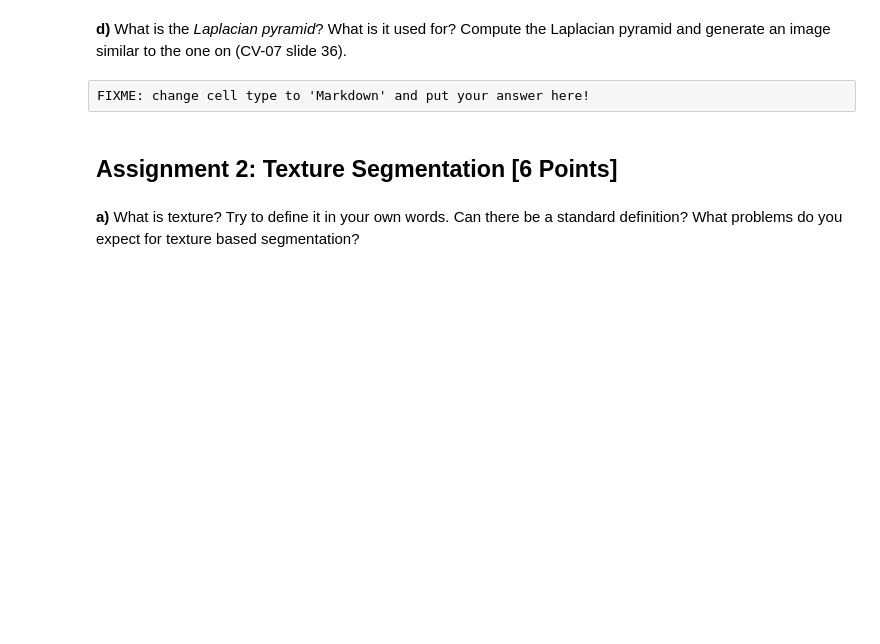
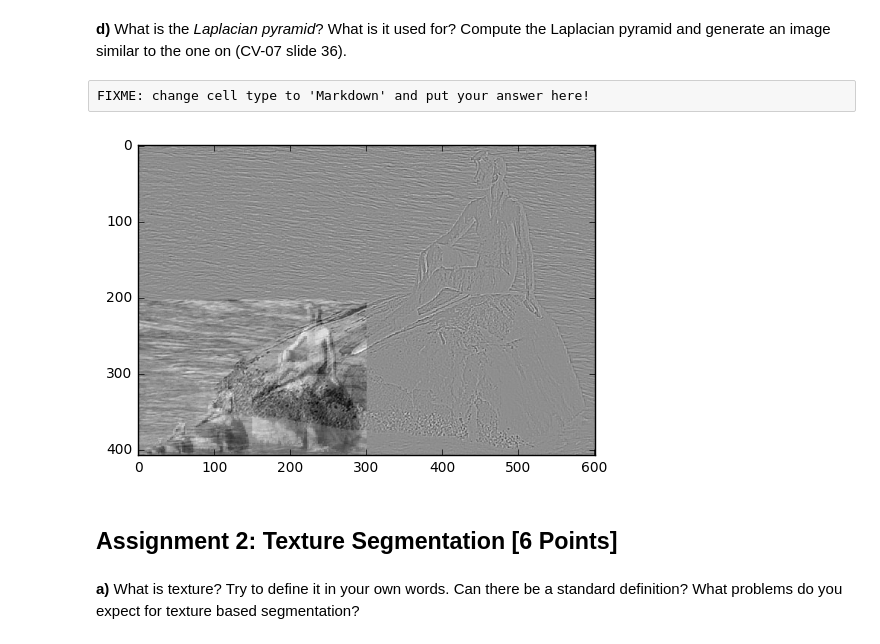
Before and after one commit to JustinShenk/cv2016, a Jupyter notebook: sheet_05/sheet05.ipynb, the cells around one changed output. Saved outputs shown, nothing was run; the diff lists cells and outputs as text; code cells hidden in the pictures; blank space fills up the shorter version.

```diff
--- a/sheet_05/sheet05.ipynb
+++ b/sheet_05/sheet05.ipynb
@@ -66,40 +66,0 @@ Expand can be seen as the complementary operation to reduction. We try to rebuil
-# %%
-import numpy as np
-from scipy import misc
-import matplotlib.pyplot as plt
-from scipy.ndimage.filters import gaussian_filter
-
-img = misc.imread('mermaid.png', mode='F')
-
-# filtered = pyramid_image
-sigma = 1
-filtered = gaussian_filter(img,sigma)
-original = pyramid_image.copy()
-#expansion
-for rowIndex in range(filtered.shape[0]-1, 0, -2):
-    for colIndex in range(filtered.shape[1]-1, 0):
-
-#         # = (filtered[rowIndex,colIndex]+filtered[rowIndex+1,colIndex]+filtered[rowIndex,colIndex+1]+filtered[rowIndex+1,colIndex+1])/4
-        interpolated1 = (pyramid_image[rowIndex,colIndex]+pyramid_image[rowIndex-1,colIndex+1])/2 # Top right.
-        interpolated2 = (pyramid_image[rowIndex,colIndex]+pyramid_image[rowIndex-1,colIndex])/2 # Top.
-        interpolated3 = (pyramid_image[rowIndex,colIndex]+pyramid_image[rowIndex+1,colIndex])/2 # Bottom.
-        interpolated4 = pyramid_image[rowIndex,colIndex] # Center.
-#         interpolated5 = (pyramid_image[rowIndex,colIndex]+pyramid_image[rowIndex,colIndex-1])/2 # Left.
-#         interpolated8 = (pyramid_image[rowIndex,colIndex]+pyramid_image[rowIndex-1,colIndex-1])/2 # Top left.
-#         interpolated8 = (pyramid_image[rowIndex,colIndex]+pyramid_image[rowIndex-1,colIndex-1])/2 # Bottomleft.
-#         interpolated6 = (pyramid_image[rowIndex,colIndex]+pyramid_image[rowIndex,colIndex+1])/2 # Right.
-#         interpolated7 = (pyramid_image[rowIndex,colIndex]+pyramid_image[rowIndex+1,colIndex+1])/2 # Bottom right.
-        pyramid_image[filtered.shape[0]/2-rowIndex/2, colIndex*2] = interpolated1
-        pyramid_image[filtered.shape[0]/2-rowIndex/2, colIndex*2] = interpolated2
-        pyramid_image[filtered.shape[0]/2-rowIndex/2, colIndex*2] = interpolated3
-        pyramid_image[filtered.shape[0]/2-rowIndex/2, colIndex*2] = interpolated4
-        #pyramid_image[filtered.shape[0]/2+rowIndex/2, colIndex/2] = interpolated1
-        #pyramid_image[filtered.shape[0]/2+rowIndex/2, colIndex/2] = interpolated2
-        #pyramid_image[filtered.shape[0]/2+rowIndex/2, colIndex/2] = interpolated3
-        #pyramid_image[filtered.shape[0]/2+rowIndex/2, colIndex/2] = interpolated4
-
-plt.gray()
-plt.imshow(filtered)
-plt.show()
-plt.imshow(pyramid_image)
-plt.show()
@@ -110,16 +117,19 @@ FIXME: change cell type to 'Markdown' and put your answer here!
 # %%
 import numpy as np
 from scipy import misc
 import matplotlib.pyplot as plt
 
-img = misc.imread('mermaid.png', mode='F')
+img = misc.imread('images/mermaid.png', mode='F')
 
-pyramid_image = img # change this!
+pyramid_image = pyramid_image-img # change this!
 # FIXME: put your code here!
+
 
 plt.gray()
 plt.imshow(pyramid_image)
 plt.show()
+# %% [output]
+[figure, added]
 # %% [markdown]
 ## Assignment 2: Texture Segmentation [6 Points]
 # %% [markdown]
```
Also changed, not shown: parts of 10 cells of this notebook.
